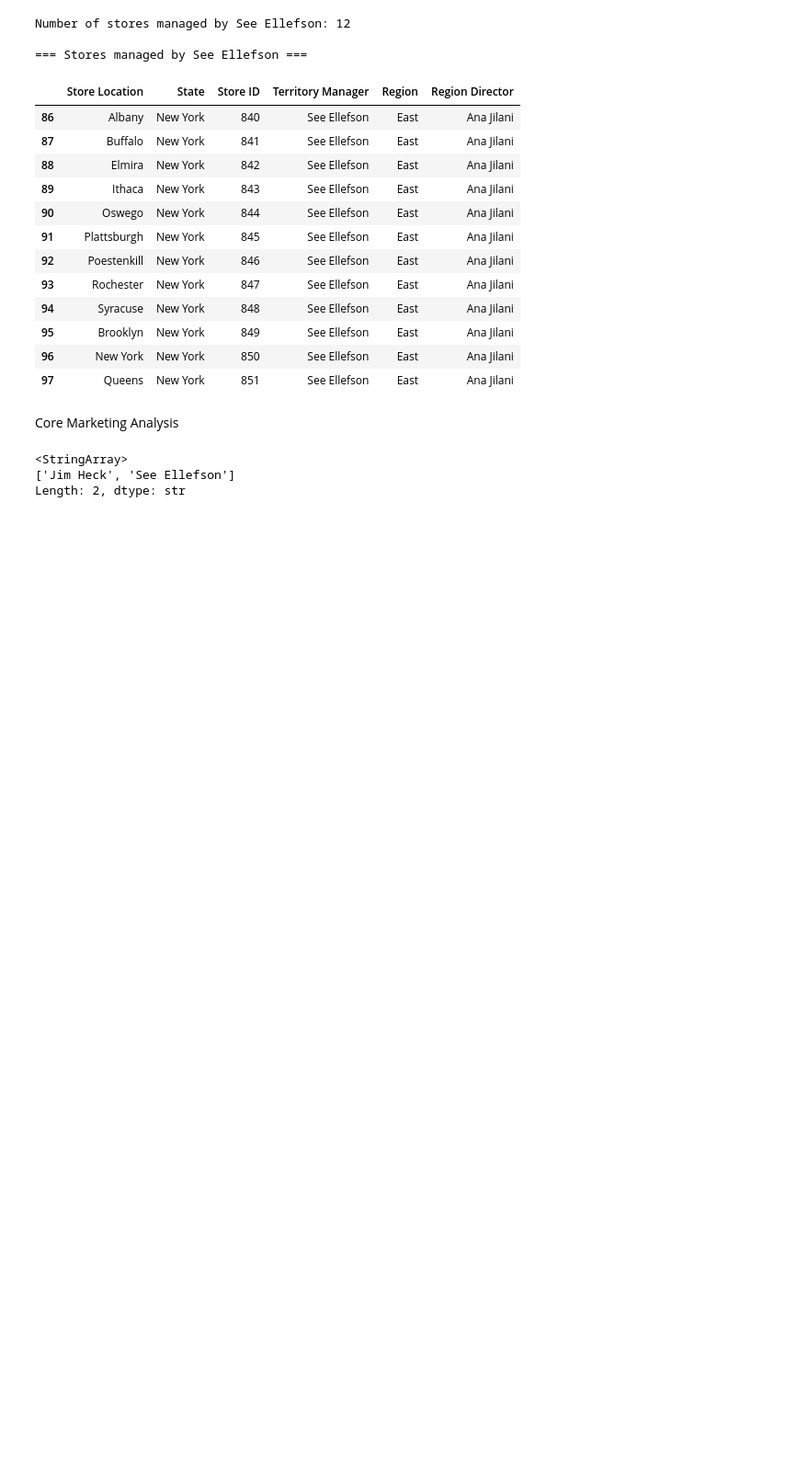
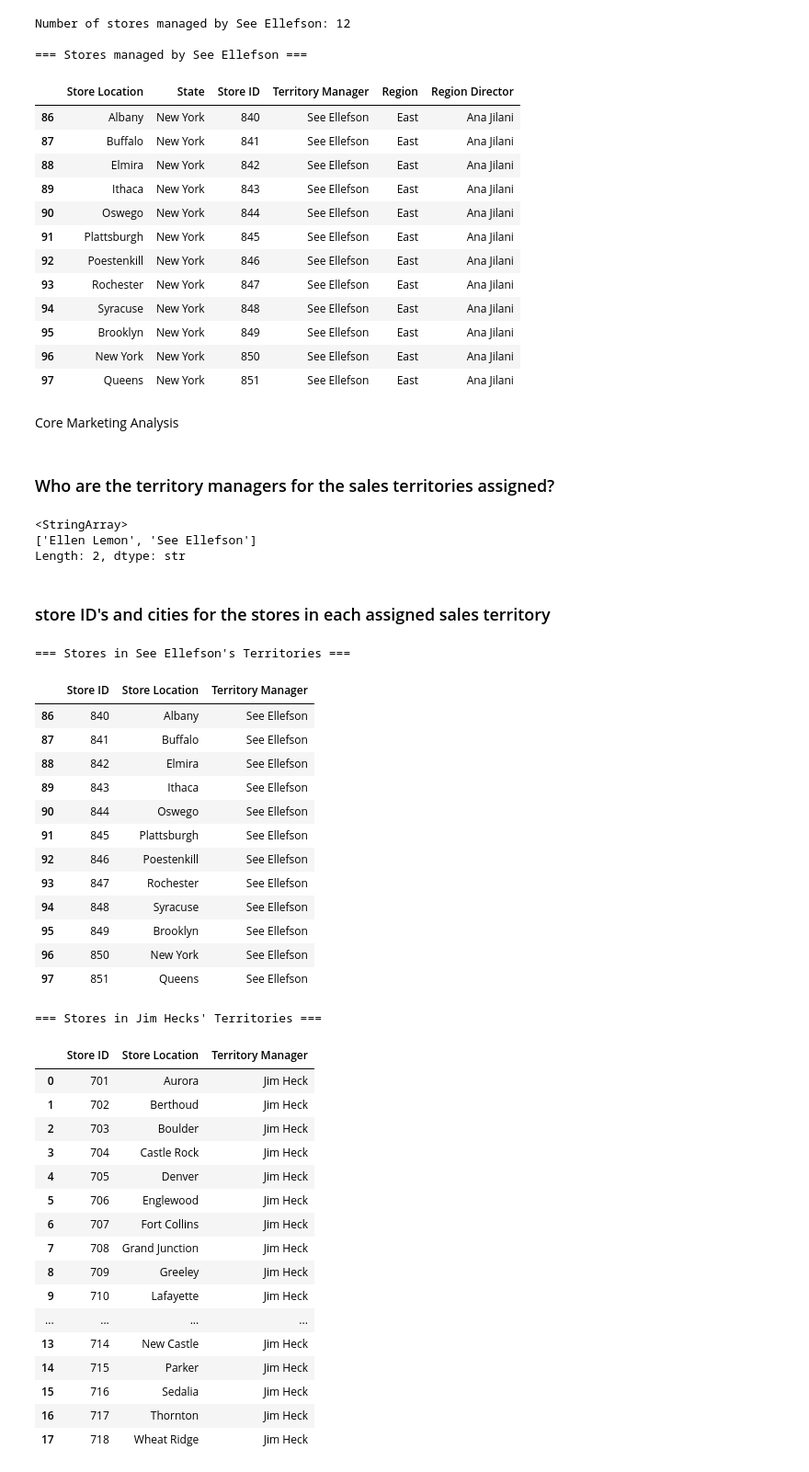
Before and after one commit to JimmyJuare/Capstone_2, a Jupyter notebook: Ellefson_sales_analysis.ipynb, the cells around one changed output. Shown at 92% size. Cells and saved outputs as stored; diff of their text form; code cells hidden in the pictures; blank space fills up the shorter version.

```diff
--- a/Ellefson_sales_analysis.ipynb
+++ b/Ellefson_sales_analysis.ipynb
@@ -147,15 +142,65 @@ Number of stores managed by See Ellefson: 12
 | 97 | Queens | New York | 851 | See Ellefson | East | Ana Jilani |
 # %% [markdown]
 Core Marketing Analysis
+# %% [markdown]
+### Who are the territory managers for the sales territories assigned?
 # %%
 # Who are the territory managers for the sales territories assigned?
-territory_regions= store_detail[(store_detail['Region'] == 'West') |
-    (store_detail['Region'] == 'East') & (store_detail['Territory Manager'] == 'See Ellefson')]
+territory_regions= store_detail[(store_detail['Region'] == 'East')]
 
 territory_managers= territory_regions['Territory Manager'].unique()
 
 display(territory_managers)
 # %% [output]
 <StringArray>
-['Jim Heck', 'See Ellefson']
+['Ellen Lemon', 'See Ellefson']
 Length: 2, dtype: str
+# %% [markdown]
+### store ID's and cities for the stores in each assigned sales territory
+# %%
+ellefson_stores = store_detail[store_detail['Territory Manager'] == 'See Ellefson']
+
+print("=== Stores in See Ellefson's Territories ===")
+display(ellefson_stores[['Store ID', 'Store Location', 'Territory Manager']])
+
+Hecks_stores = store_detail[store_detail['Territory Manager'] == 'Jim Heck']
+
+print("=== Stores in Jim Hecks' Territories ===")
+display(Hecks_stores[['Store ID', 'Store Location', "Territory Manager"]])
+
+# territory_mans = store_detail['Territory Manager'].unique()
+# print("=== Unique Territory Managers ===")
+# display(territory_mans)
+# %% [output]
+=== Stores in See Ellefson's Territories ===
+|  | Store ID | Store Location | Territory Manager |
+| 86 | 840 | Albany | See Ellefson |
+| 87 | 841 | Buffalo | See Ellefson |
+| 88 | 842 | Elmira | See Ellefson |
+| 89 | 843 | Ithaca | See Ellefson |
+| 90 | 844 | Oswego | See Ellefson |
+| 91 | 845 | Plattsburgh | See Ellefson |
+| 92 | 846 | Poestenkill | See Ellefson |
+| 93 | 847 | Rochester | See Ellefson |
+| 94 | 848 | Syracuse | See Ellefson |
+| 95 | 849 | Brooklyn | See Ellefson |
+| 96 | 850 | New York | See Ellefson |
+| 97 | 851 | Queens | See Ellefson |
+=== Stores in Jim Hecks' Territories ===
+|  | Store ID | Store Location | Territory Manager |
+| 0 | 701 | Aurora | Jim Heck |
+| 1 | 702 | Berthoud | Jim Heck |
+| 2 | 703 | Boulder | Jim Heck |
+| 3 | 704 | Castle Rock | Jim Heck |
+| 4 | 705 | Denver | Jim Heck |
+| 5 | 706 | Englewood | Jim Heck |
+| 6 | 707 | Fort Collins | Jim Heck |
+| 7 | 708 | Grand Junction | Jim Heck |
+| 8 | 709 | Greeley | Jim Heck |
+| 9 | 710 | Lafayette | Jim Heck |
+| ... | ... | ... | ... |
+| 13 | 714 | New Castle | Jim Heck |
+| 14 | 715 | Parker | Jim Heck |
+| 15 | 716 | Sedalia | Jim Heck |
+| 16 | 717 | Thornton | Jim Heck |
+| 17 | 718 | Wheat Ridge | Jim Heck |
```
Also changed, not shown: parts of 8 cells of this notebook.
